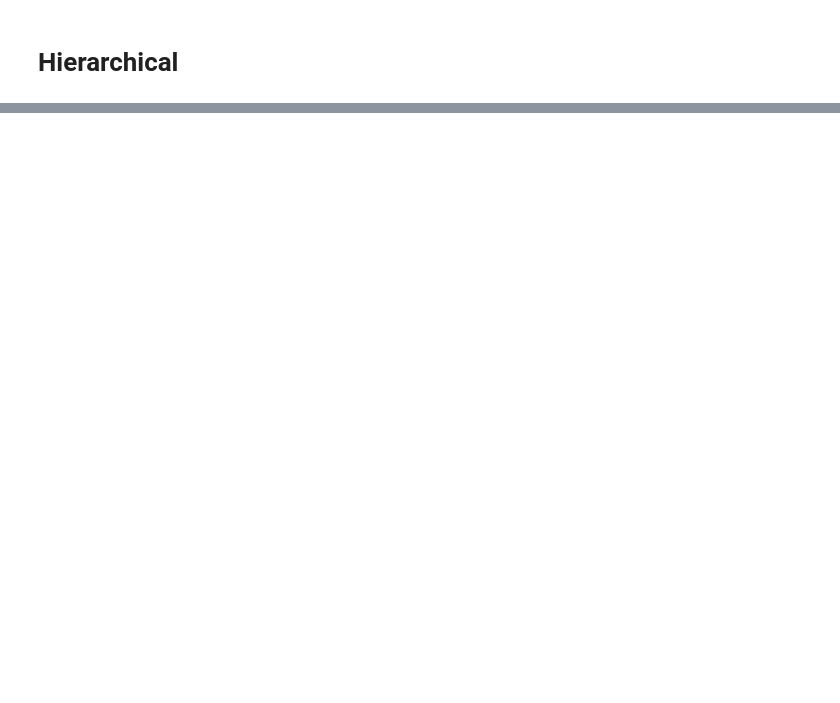
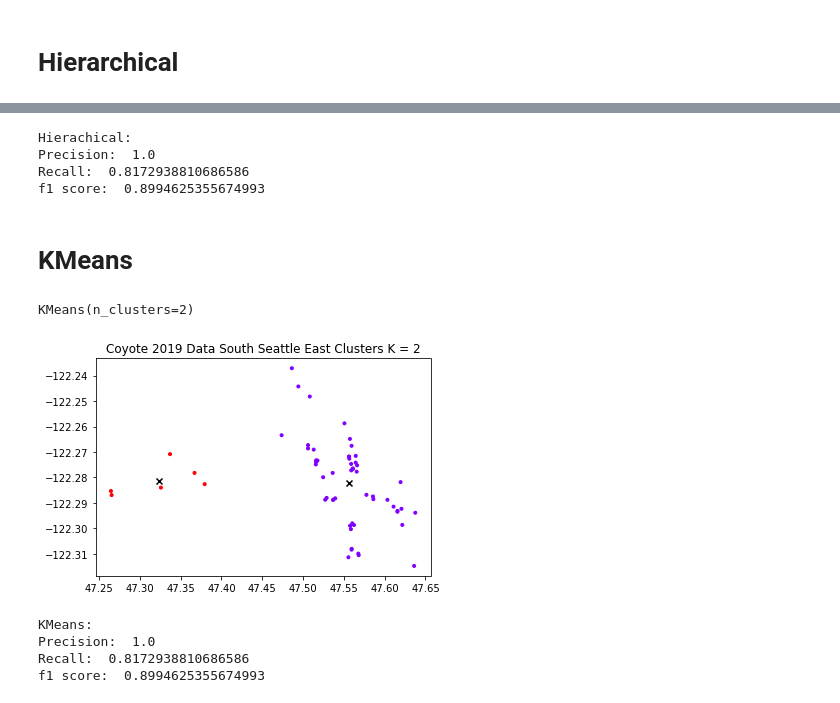
Before and after one commit to baew-seattleu/carnivore-spotter, a Jupyter notebook: Bcubed.ipynb, the cells around one changed output, grey strips where cells are left out. Saved outputs shown, nothing was run; the diff lists cells and outputs as text; code cells hidden in the pictures; blank space fills up the shorter version.

```diff
--- a/Bcubed.ipynb
+++ b/Bcubed.ipynb
@@ -891,0 +911,10 @@ f1 score:  0.818216246922931
+# %%
+p_in_South_Seattle_East_2019 = []
+
+for p in rec19_king_numpy:
+    point= Point(p[0],p[1])
+    if(polygon_South_Seattle_East.contains(point)):
+        p_in_South_Seattle_East_2019.append(p)
+# %%
+df19_South_Seattle_East = pd.DataFrame(np.array(p_in_South_Seattle_East_2019),columns = ['Lat','Long'])
+df19_South_Seattle_East.count()
@@ -1227,0 +927,3 @@ f1 score:  0.6666666666666666
+# %%
+rec19_South_Seattle_East= AgglomerativeClustering(n_clusters =2, affinity='euclidean',linkage='ward')
+rec19_South_Seattle_East.fit_predict(df19_South_Seattle_East)
@@ -1227,0 +961,30 @@ f1 score:  0.6666666666666666
+# %%
+SouthSeattleEast_precision_h = bcubed.precision(hier_cluster_output_hier_SouthSeattleEast,assigned_label_SouthSeattleEast)
+SouthSeattleEast_recall_h = bcubed.recall(hier_cluster_output_hier_SouthSeattleEast, assigned_label_SouthSeattleEast)
+SouthSeattleEast_fscore_h = bcubed.fscore(SouthSeattleEast_precision_h,SouthSeattleEast_recall_h)
+print("Hierachical:")
+print("Precision: ", SouthSeattleEast_precision_h)
+print("Recall: ",SouthSeattleEast_recall_h)
+print("f1 score: ", SouthSeattleEast_fscore_h)
+# %% [output]
+Hierachical:
+Precision:  1.0
+Recall:  0.8172938810686586
+f1 score:  0.8994625355674993
+# %% [markdown]
+
+# KMeans
+# %%
+coyo19_kmeans_SouthSeattleEast = KMeans(n_clusters=2)
+coyo19_kmeans_SouthSeattleEast.fit(df19_South_Seattle_East)
+# %% [output]
+KMeans(n_clusters=2)
+# %%
+plt.xlim()
+plt.scatter(df19_South_Seattle_East.iloc[:,0],df19_South_Seattle_East.iloc[:,1], c=coyo19_kmeans_SouthSeattleEast.labels_, cmap='rainbow',marker='.')
+#cluster centroids
+plt.scatter(coyo19_kmeans_SouthSeattleEast.cluster_centers_[:,0] ,coyo19_kmeans_SouthSeattleEast.cluster_centers_[:,1], color='black',marker="x")
+plt.title("Coyote 2019 Data South Seattle East Clusters K = 2")
+plt.show()
+# %% [output]
+[figure, added]
@@ -1227,0 +1000,13 @@ f1 score:  0.6666666666666666
+# %%
+SouthSeattleEast_precision_k = bcubed.precision(cluster_output_SouthSeattleEast,assigned_label_SouthSeattleEast)
+SouthSeattleEast_recall_k = bcubed.recall(cluster_output_SouthSeattleEast, assigned_label_SouthSeattleEast)
+SouthSeattleEast_fscore_k = bcubed.fscore(SouthSeattleEast_precision_k,SouthSeattleEast_recall_k)
+print("KMeans:")
+print("Precision: ", SouthSeattleEast_precision_k)
+print("Recall: ",SouthSeattleEast_recall_k)
+print("f1 score: ", SouthSeattleEast_fscore_k)
+# %% [output]
+KMeans:
+Precision:  1.0
+Recall:  0.8172938810686586
+f1 score:  0.8994625355674993
```
Also changed, not shown: parts of 61 cells of this notebook.
